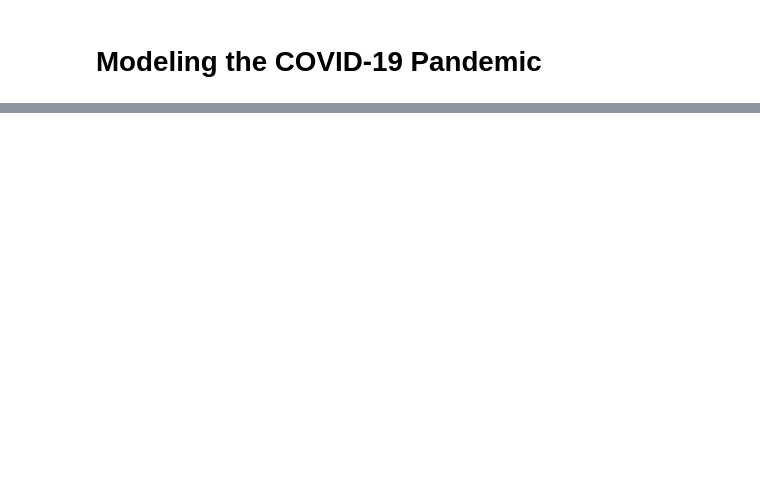
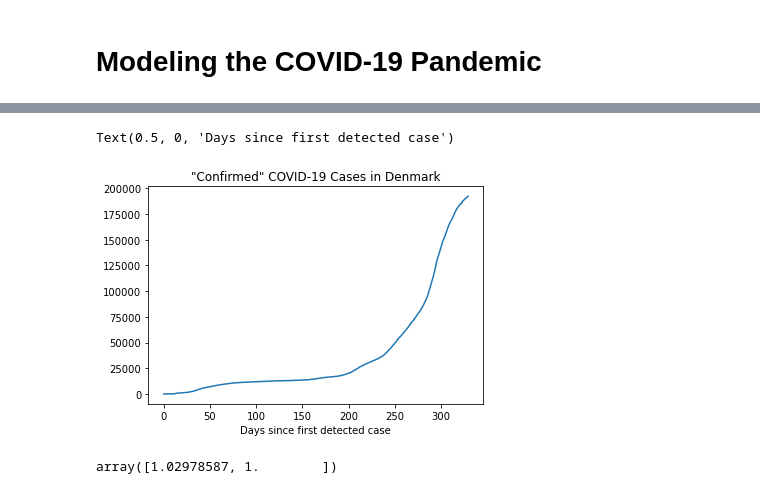
Before and after one commit to UCB-stat-159-s21/site, a Jupyter notebook: Notes/pandemic.ipynb, the cells around one changed output, grey strips where cells are left out. Cells and saved outputs as stored; diff of their text form; code cells hidden in the pictures; blank space fills up the shorter version.

```diff
--- a/Notes/pandemic.ipynb
+++ b/Notes/pandemic.ipynb
@@ -53,0 +245,6 @@ https://towardsdatascience.com/infectious-disease-modelling-fit-your-model-to-co
+# %%
+# try some real data from the JHU site
+import pandas as pd
+# data for countries
+df = pd.read_csv("https://raw.githubusercontent.com/CSSEGISandData/COVID-19/master/csse_covid_19_data/csse_covid_19_time_series/time_series_covid19_confirmed_global.csv",
+                 sep=",")
@@ -53,0 +261,8 @@ https://towardsdatascience.com/infectious-disease-modelling-fit-your-model-to-co
+# %%
+# data for Denmark
+DK = df.loc[(df["Country/Region"] == "Denmark") & df["Province/State"].isna()]
+DK = DK.drop(['Province/State','Country/Region','Lat','Long'], axis=1).T
+y = DK.to_numpy()
+y = y[np.nonzero(y)]
+x = range(len(y))
+print(len(y),y)
@@ -53,0 +287,7 @@ https://towardsdatascience.com/infectious-disease-modelling-fit-your-model-to-co
+# %%
+plt.plot(x,y)
+plt.title('"Confirmed" COVID-19 Cases in Denmark')
+plt.xlabel('Days since first detected case')
+# %% [output]
+Text(0.5, 0, 'Days since first detected case')
+[figure, added]
@@ -53,0 +298,6 @@ https://towardsdatascience.com/infectious-disease-modelling-fit-your-model-to-co
+# %%
+# fit the model by nonlinear least squares
+popt, pvoc = curve_fit(f, x, y, p0=[1, 0.5], bounds = (0, [500, 1]), maxfev=10000)
+popt
+# %% [output]
+array([1.02978587, 1.        ])
```
Also changed, not shown: parts of 20 cells of this notebook.
